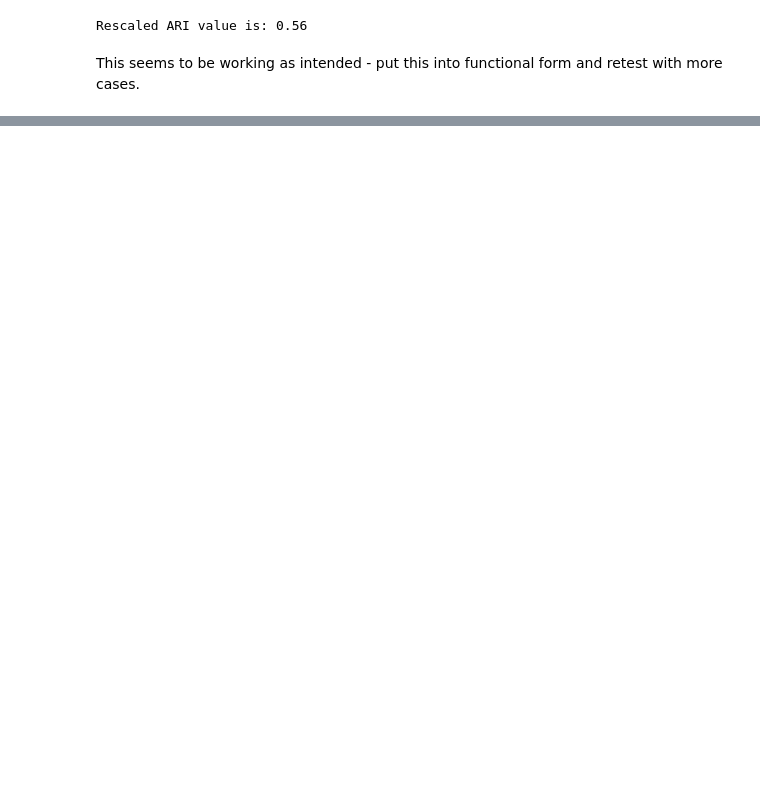
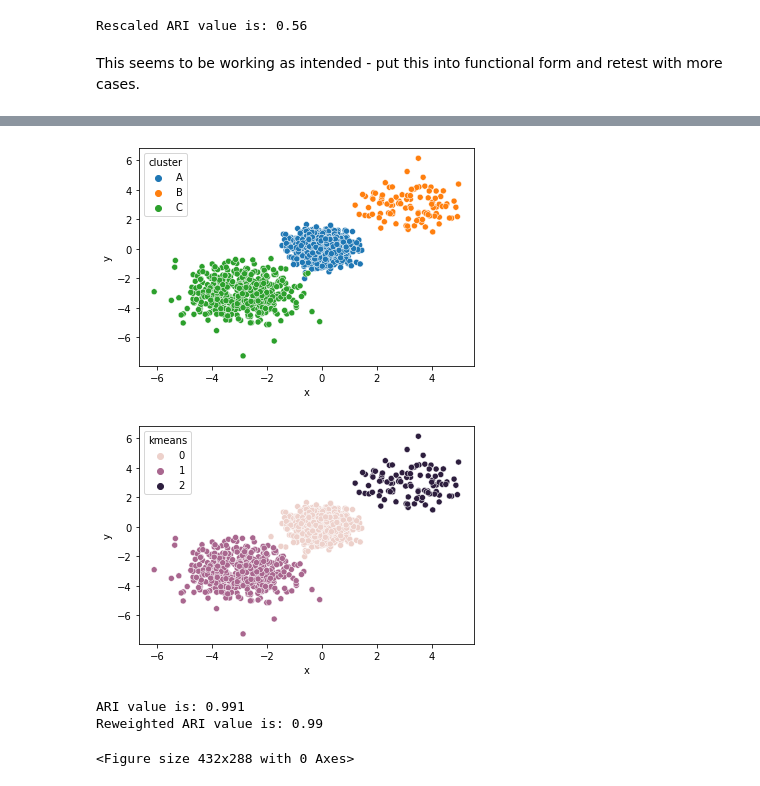
Before and after one commit to hsmaan/Iniquitate, a Jupyter notebook: workflow/analysis/python/01_ari_metric_imba_reworking.ipynb, the cells around one changed output, grey strips where cells are left out. Drawn from its saved outputs; the diff is of its cells as text; code cells hidden in the pictures; blank space fills up the shorter version.

```diff
--- a/workflow/analysis/python/01_ari_metric_imba_reworking.ipynb
+++ b/workflow/analysis/python/01_ari_metric_imba_reworking.ipynb
@@ -353,0 +644,55 @@ This seems to be working as intended - put this into functional form and retest
+# %%
+# Test for scenario where there are 3 clusters that are
+# well separated, but with different sizes
+# Test for scenario where there are just two identical clusters
+c_1 = np.random.normal(loc = 0, scale = 0.5, size = (1500, 2))
+c_2 = np.random.normal(loc = 3, scale = 1, size = (100, 2))
+c_3 = np.random.normal(loc = -3, scale = 1, size = (500, 2))
+cluster_df = pd.DataFrame({
+    "x" : np.concatenate((c_1[:, 0], c_2[:, 0], c_3[:, 0])),
+    "y" : np.concatenate((c_1[:, 1], c_2[:, 1], c_3[:, 1])),
+    "cluster": np.concatenate(
+        (
+            np.repeat("A", len(c_1)),
+            np.repeat("B", len(c_2)),
+            np.repeat("C", len(c_3))
+        )
+    )
+})
+sns.scatterplot(
+    x = "x",
+    y = "y",
+    hue = "cluster",
+    data = cluster_df
+)
+plt.show()
+plt.clf()
+cluster_arr = np.array(cluster_df.iloc[:, 0:2])
+kmeans_res = cluster.KMeans(n_clusters = 3).fit_predict(X = cluster_arr)
+cluster_df["kmeans"] = kmeans_res
+sns.scatterplot(
+    x = "x",
+    y = "y",
+    hue = "kmeans",
+    data = cluster_df
+)
+plt.show()
+plt.clf()
+ari_val = adjusted_rand_score(
+    cluster_df.cluster,
+    cluster_df.kmeans,
+    reweigh = False
+)
+ari_val_reweighted = adjusted_rand_score(
+    cluster_df.cluster,
+    cluster_df.kmeans,
+    reweigh = True
+)
+print("ARI value is: " + str(round(ari_val, 3)))
+print("Reweighted ARI value is: " + str(round(ari_val_reweighted, 3)))
+# %% [output]
+[figure, added]
+[figure, added]
+ARI value is: 0.991
+Reweighted ARI value is: 0.99
+<Figure size 432x288 with 0 Axes>
```
Also changed, not shown: parts of 16 cells of this notebook.
